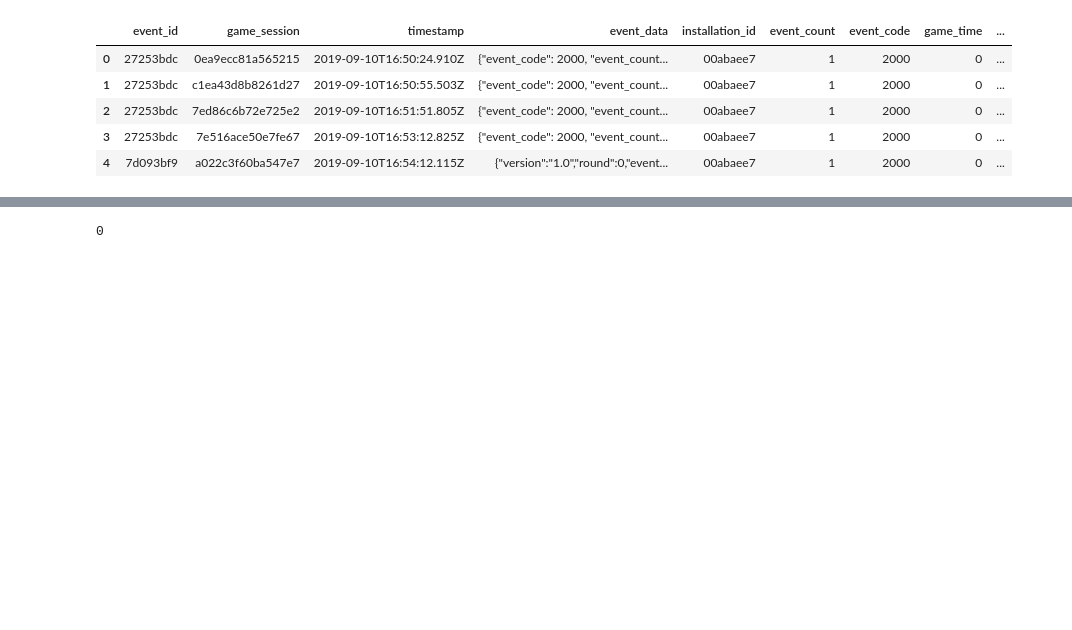
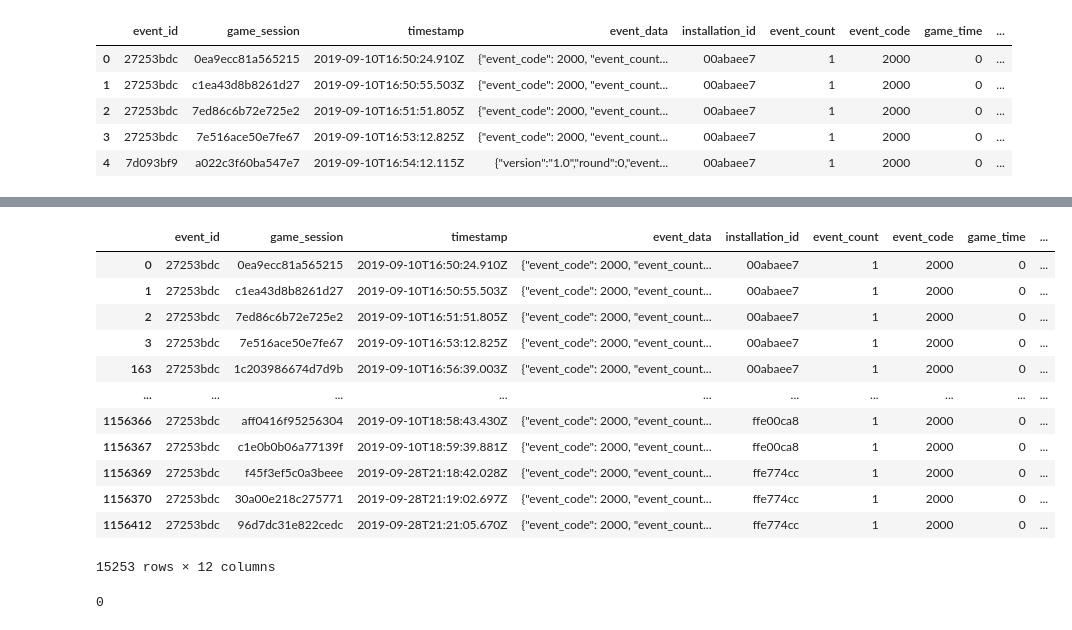
Before and after one commit to guchio3/kaggle-dsb-2019, a Jupyter notebook: notebooks/e015_debug_features.ipynb, the cells around one changed output, grey strips where cells are left out. Cells and saved outputs as stored; diff of their text form; code cells hidden in the pictures; blank space fills up the shorter version.

```diff
--- a/notebooks/e015_debug_features.ipynb
+++ b/notebooks/e015_debug_features.ipynb
@@ -29,3 +72,19 @@ tst_df.head()
+# %%
+tst_df.query('event_id == "27253bdc"')
+# %% [output]
+|  | event_id | game_session | timestamp | event_data | installation_id | event_count | event_code | game_time | ... |
+| 0 | 27253bdc | 0ea9ecc81a565215 | 2019-09-10T16:50:24.910Z | {"event_code": 2000, "event_count... | 00abaee7 | 1 | 2000 | 0 | ... |
+| 1 | 27253bdc | c1ea43d8b8261d27 | 2019-09-10T16:50:55.503Z | {"event_code": 2000, "event_count... | 00abaee7 | 1 | 2000 | 0 | ... |
+| 2 | 27253bdc | 7ed86c6b72e725e2 | 2019-09-10T16:51:51.805Z | {"event_code": 2000, "event_count... | 00abaee7 | 1 | 2000 | 0 | ... |
+| 3 | 27253bdc | 7e516ace50e7fe67 | 2019-09-10T16:53:12.825Z | {"event_code": 2000, "event_count... | 00abaee7 | 1 | 2000 | 0 | ... |
+| 163 | 27253bdc | 1c203986674d7d9b | 2019-09-10T16:56:39.003Z | {"event_code": 2000, "event_count... | 00abaee7 | 1 | 2000 | 0 | ... |
+| ... | ... | ... | ... | ... | ... | ... | ... | ... | ... |
+| 1156366 | 27253bdc | aff0416f95256304 | 2019-09-10T18:58:43.430Z | {"event_code": 2000, "event_count... | ffe00ca8 | 1 | 2000 | 0 | ... |
+| 1156367 | 27253bdc | c1e0b0b06a77139f | 2019-09-10T18:59:39.881Z | {"event_code": 2000, "event_count... | ffe00ca8 | 1 | 2000 | 0 | ... |
+| 1156369 | 27253bdc | f45f3ef5c0a3beee | 2019-09-28T21:18:42.028Z | {"event_code": 2000, "event_count... | ffe774cc | 1 | 2000 | 0 | ... |
+| 1156370 | 27253bdc | 30a00e218c275771 | 2019-09-28T21:19:02.697Z | {"event_code": 2000, "event_count... | ffe774cc | 1 | 2000 | 0 | ... |
+| 1156412 | 27253bdc | 96d7dc31e822cedc | 2019-09-28T21:21:05.670Z | {"event_code": 2000, "event_count... | ffe774cc | 1 | 2000 | 0 | ... |
+15253 rows × 12 columns
 # %%
 df = tst_df
 # %%
```
Also changed, not shown: parts of 21 cells of this notebook, 4 other files.
